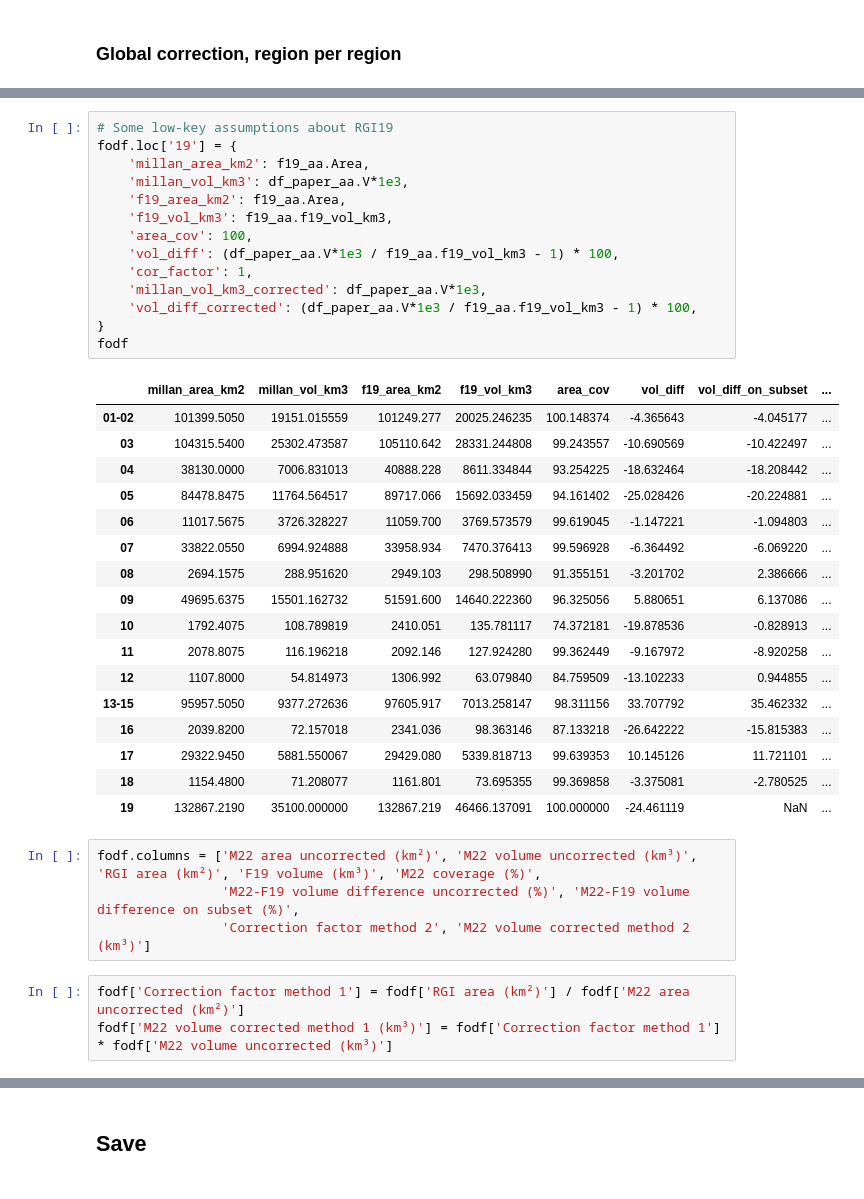
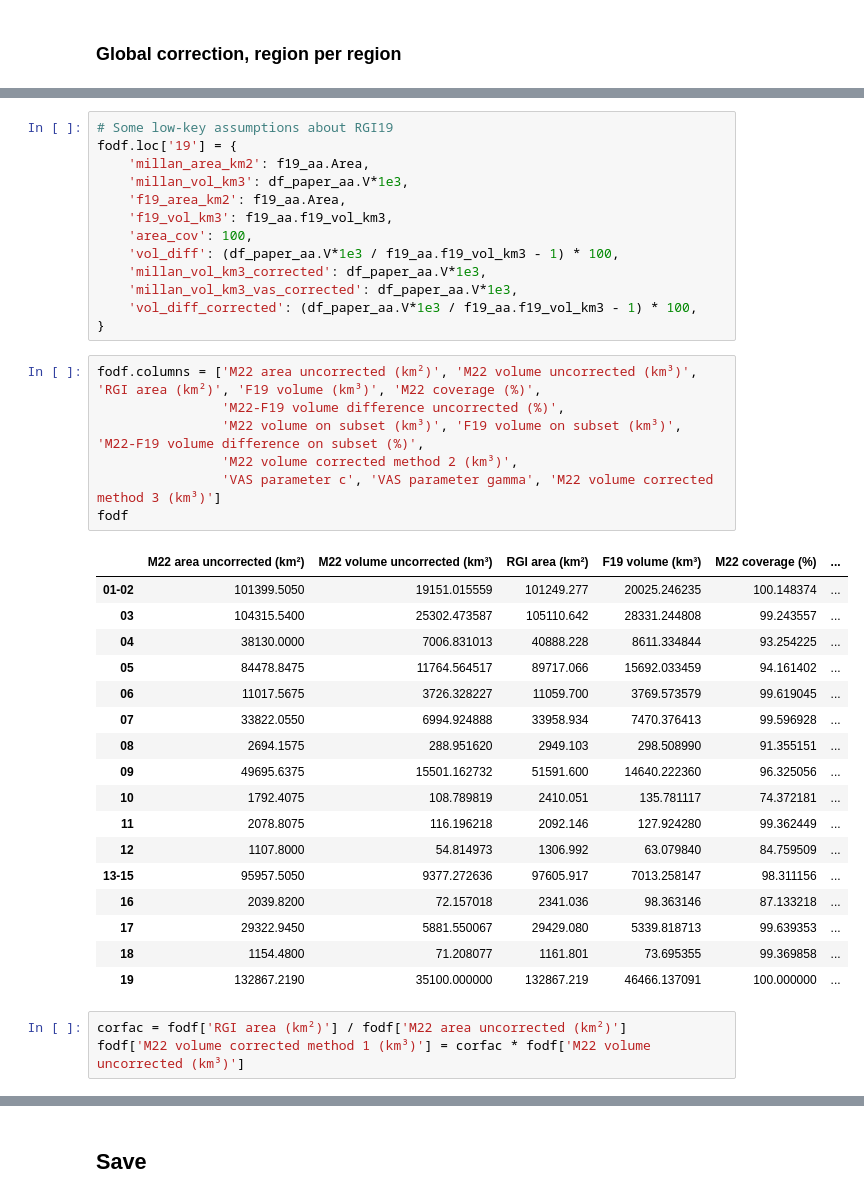
Before and after one commit to fmaussion/global_glacier_volume_paper, a Jupyter notebook: millan_regional_volume_scaling.ipynb, the cells around one changed output, grey strips where cells are left out. Cells and saved outputs as stored; diff of their text form.

Commit message:
Method 3

```diff
--- a/millan_regional_volume_scaling.ipynb
+++ b/millan_regional_volume_scaling.ipynb
@@ -591,36 +610,38 @@ fodf.loc['19'] = {
     'f19_vol_km3': f19_aa.f19_vol_km3,
     'area_cov': 100,
     'vol_diff': (df_paper_aa.V*1e3 / f19_aa.f19_vol_km3 - 1) * 100,
-    'cor_factor': 1,
     'millan_vol_km3_corrected': df_paper_aa.V*1e3,
+    'millan_vol_km3_vas_corrected': df_paper_aa.V*1e3,
     'vol_diff_corrected': (df_paper_aa.V*1e3 / f19_aa.f19_vol_km3 - 1) * 100,
 }
-fodf
-# %% [output]
-|  | millan_area_km2 | millan_vol_km3 | f19_area_km2 | f19_vol_km3 | area_cov | vol_diff | vol_diff_on_subset | ... |
-| 01-02 | 101399.5050 | 19151.015559 | 101249.277 | 20025.246235 | 100.148374 | -4.365643 | -4.045177 | ... |
-| 03 | 104315.5400 | 25302.473587 | 105110.642 | 28331.244808 | 99.243557 | -10.690569 | -10.422497 | ... |
-| 04 | 38130.0000 | 7006.831013 | 40888.228 | 8611.334844 | 93.254225 | -18.632464 | -18.208442 | ... |
-| 05 | 84478.8475 | 11764.564517 | 89717.066 | 15692.033459 | 94.161402 | -25.028426 | -20.224881 | ... |
-| 06 | 11017.5675 | 3726.328227 | 11059.700 | 3769.573579 | 99.619045 | -1.147221 | -1.094803 | ... |
-| 07 | 33822.0550 | 6994.924888 | 33958.934 | 7470.376413 | 99.596928 | -6.364492 | -6.069220 | ... |
-| 08 | 2694.1575 | 288.951620 | 2949.103 | 298.508990 | 91.355151 | -3.201702 | 2.386666 | ... |
-| 09 | 49695.6375 | 15501.162732 | 51591.600 | 14640.222360 | 96.325056 | 5.880651 | 6.137086 | ... |
-| 10 | 1792.4075 | 108.789819 | 2410.051 | 135.781117 | 74.372181 | -19.878536 | -0.828913 | ... |
-| 11 | 2078.8075 | 116.196218 | 2092.146 | 127.924280 | 99.362449 | -9.167972 | -8.920258 | ... |
-| 12 | 1107.8000 | 54.814973 | 1306.992 | 63.079840 | 84.759509 | -13.102233 | 0.944855 | ... |
-| 13-15 | 95957.5050 | 9377.272636 | 97605.917 | 7013.258147 | 98.311156 | 33.707792 | 35.462332 | ... |
-| 16 | 2039.8200 | 72.157018 | 2341.036 | 98.363146 | 87.133218 | -26.642222 | -15.815383 | ... |
-| 17 | 29322.9450 | 5881.550067 | 29429.080 | 5339.818713 | 99.639353 | 10.145126 | 11.721101 | ... |
-| 18 | 1154.4800 | 71.208077 | 1161.801 | 73.695355 | 99.369858 | -3.375081 | -2.780525 | ... |
-| 19 | 132867.2190 | 35100.000000 | 132867.219 | 46466.137091 | 100.000000 | -24.461119 | NaN | ... |
 # %%
 fodf.columns = ['M22 area uncorrected (km²)', 'M22 volume uncorrected (km³)', 'RGI area (km²)', 'F19 volume (km³)', 'M22 coverage (%)',
-                'M22-F19 volume difference uncorrected (%)', 'M22-F19 volume difference on subset (%)',
-                'Correction factor method 2', 'M22 volume corrected method 2 (km³)']
+                'M22-F19 volume difference uncorrected (%)',
+                'M22 volume on subset (km³)', 'F19 volume on subset (km³)', 'M22-F19 volume difference on subset (%)',
+                'M22 volume corrected method 2 (km³)',
+                'VAS parameter c', 'VAS parameter gamma', 'M22 volume corrected method 3 (km³)']
+fodf
+# %% [output]
+|  | M22 area uncorrected (km²) | M22 volume uncorrected (km³) | RGI area (km²) | F19 volume (km³) | M22 coverage (%) | ... |
+| 01-02 | 101399.5050 | 19151.015559 | 101249.277 | 20025.246235 | 100.148374 | ... |
+| 03 | 104315.5400 | 25302.473587 | 105110.642 | 28331.244808 | 99.243557 | ... |
+| 04 | 38130.0000 | 7006.831013 | 40888.228 | 8611.334844 | 93.254225 | ... |
+| 05 | 84478.8475 | 11764.564517 | 89717.066 | 15692.033459 | 94.161402 | ... |
+| 06 | 11017.5675 | 3726.328227 | 11059.700 | 3769.573579 | 99.619045 | ... |
+| 07 | 33822.0550 | 6994.924888 | 33958.934 | 7470.376413 | 99.596928 | ... |
+| 08 | 2694.1575 | 288.951620 | 2949.103 | 298.508990 | 91.355151 | ... |
+| 09 | 49695.6375 | 15501.162732 | 51591.600 | 14640.222360 | 96.325056 | ... |
+| 10 | 1792.4075 | 108.789819 | 2410.051 | 135.781117 | 74.372181 | ... |
+| 11 | 2078.8075 | 116.196218 | 2092.146 | 127.924280 | 99.362449 | ... |
+| 12 | 1107.8000 | 54.814973 | 1306.992 | 63.079840 | 84.759509 | ... |
+| 13-15 | 95957.5050 | 9377.272636 | 97605.917 | 7013.258147 | 98.311156 | ... |
+| 16 | 2039.8200 | 72.157018 | 2341.036 | 98.363146 | 87.133218 | ... |
+| 17 | 29322.9450 | 5881.550067 | 29429.080 | 5339.818713 | 99.639353 | ... |
+| 18 | 1154.4800 | 71.208077 | 1161.801 | 73.695355 | 99.369858 | ... |
+| 19 | 132867.2190 | 35100.000000 | 132867.219 | 46466.137091 | 100.000000 | ... |
 # %%
-fodf['Correction factor method 1'] = fodf['RGI area (km²)'] / fodf['M22 area uncorrected (km²)']
-fodf['M22 volume corrected method 1 (km³)'] = fodf['Correction factor method 1'] * fodf['M22 volume uncorrected (km³)']
+corfac = fodf['RGI area (km²)'] / fodf['M22 area uncorrected (km²)']
+fodf['M22 volume corrected method 1 (km³)'] = corfac * fodf['M22 volume uncorrected (km³)']
 # %%
 fodf = fodf[['RGI area (km²)', 'M22 area uncorrected (km²)', 'M22 coverage (%)',
              'M22 volume uncorrected (km³)', 'F19 volume (km³)', 'M22-F19 volume difference uncorrected (%)',
```
Also changed, not shown: parts of 9 cells of this notebook, 4 other files.
